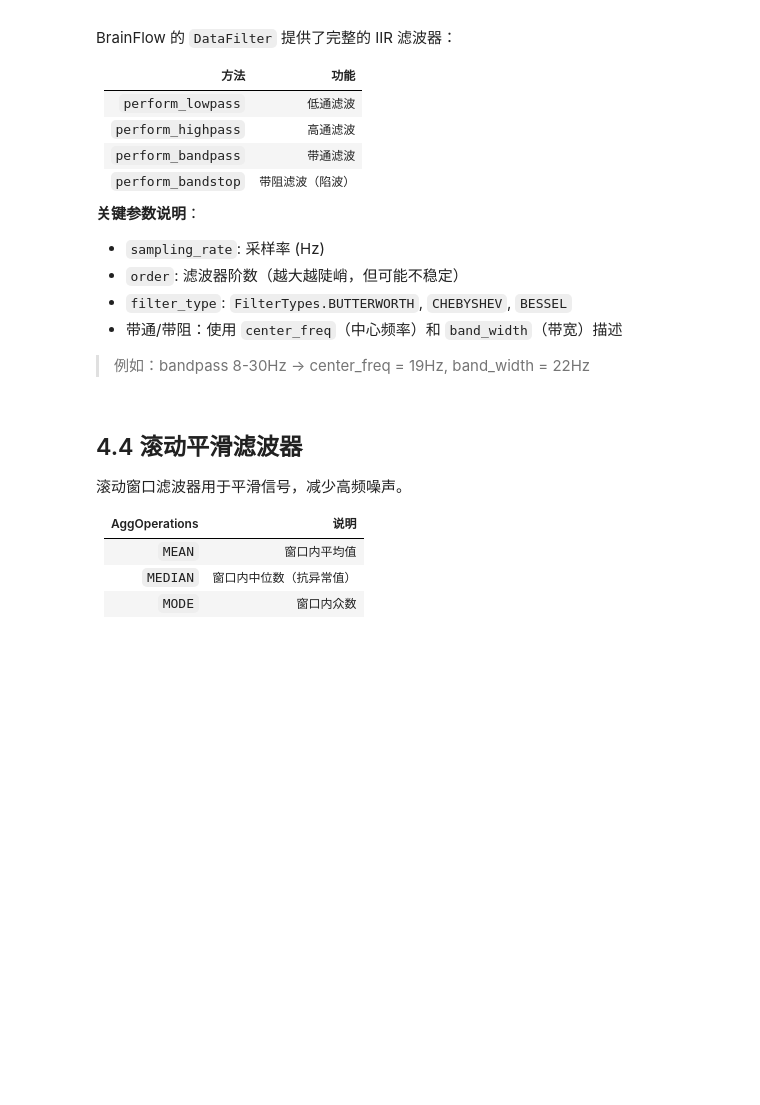
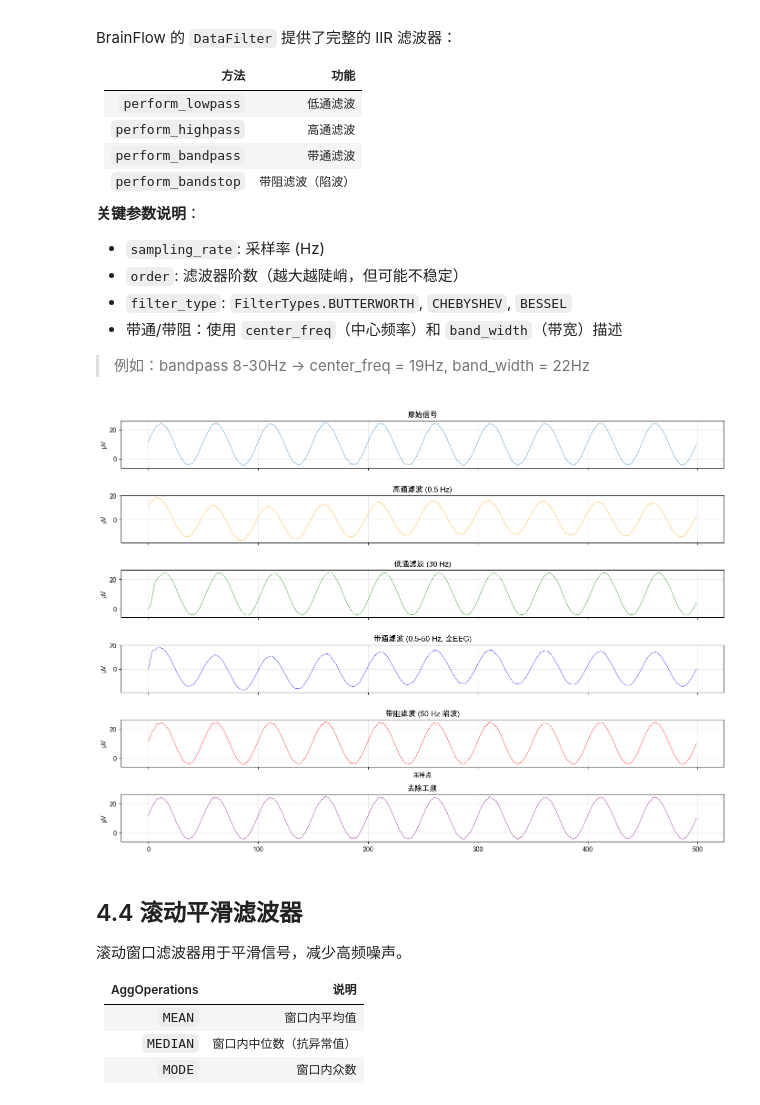
Before and after one commit to usstziyi/openbci-5, a Jupyter notebook: notebooks/unit4_signal_processing.ipynb, the cells around one changed output. Drawn from its saved outputs; the diff is of its cells as text; code cells hidden in the pictures; blank space fills up the shorter version.

```diff
--- a/notebooks/unit4_signal_processing.ipynb
+++ b/notebooks/unit4_signal_processing.ipynb
@@ -158,50 +171,92 @@ ch_data = data[eeg_channels[0], :].copy()
 
 # 1. 高通滤波 (0.5 Hz 截止，去除 DC 和超慢波)
 highpass_data = ch_data.copy()
-DataFilter.perform_highpass(highpass_data, sampling_rate,
-                            0.5, 4, FilterTypes.BUTTERWORTH.value, 0)
+DataFilter.perform_highpass(
+    data=highpass_data,     # 输入数据（会被原地修改）
+    sampling_rate=sampling_rate,  # 采样率（Hz）
+    cutoff=0.5,             # 截止频率（Hz）
+    order=4,                # 滤波器阶数
+    filter_type=FilterTypes.BUTTERWORTH.value,  # 滤波器类型：巴特沃斯
+    ripple=0                # 纹波（巴特沃斯滤波器设为0）
+)
 
-# 2. 带通滤波 (8-30 Hz, alpha+beta 节律)
-bandpass_data = ch_data.copy()
-DataFilter.perform_bandpass(bandpass_data, sampling_rate,
-                             19.0, 22.0, 4, FilterTypes.BUTTERWORTH.value, 0)
+# 2. 低通滤波 (30 Hz, alpha+beta 节律)
+lowpass_data = ch_data.copy()
+DataFilter.perform_lowpass(
+    data=lowpass_data,     # 输入数据（会被原地修改）
+    sampling_rate=sampling_rate,  # 采样率（Hz）
+    cutoff=30.0,            # 截止频率（Hz）
+    order=4,                # 滤波器阶数
+    filter_type=FilterTypes.BUTTERWORTH.value,  # 滤波器类型：巴特沃斯
+    ripple=0                # 纹波（巴特沃斯滤波器设为0）
+)
+
 
 # 3. 带通滤波 (0.5-50 Hz, 全 EEG 频段)
 eeg_band_data = ch_data.copy()
-DataFilter.perform_bandpass(eeg_band_data, sampling_rate,
-                             25.25, 49.5, 4, FilterTypes.BUTTERWORTH.value, 0)
+DataFilter.perform_bandpass(
+    data=eeg_band_data,
+    sampling_rate=sampling_rate,  # 采样率（Hz）
+    start_freq=0.5,       # 低截止频率（Hz）
+    stop_freq=50.0,        # 高截止频率（Hz）
+    order=4,                # 滤波器阶数
+    filter_type=FilterTypes.BUTTERWORTH.value,  # 滤波器类型：巴特沃斯
+    ripple=0                # 纹波（巴特沃斯滤波器设为0）
+)
 
 # 4. 带阻滤波 (50 Hz 陷波，去除工频)
-notch_data = ch_data.copy()
-DataFilter.perform_bandstop(notch_data, sampling_rate,
-                             50.0, 4.0, 4, FilterTypes.BUTTERWORTH.value, 0)
+DataFilter.perform_bandstop(
+    data=notch_data,     # 输入数据（会被原地修改）
+    sampling_rate=sampling_rate,  # 采样率（Hz）
+    start_freq=49.5,       # 低截止频率（Hz）
+    stop_freq=50.5,        # 高截止频率（Hz）
+    order=4,                # 滤波器阶数
+    filter_type=FilterTypes.BUTTERWORTH.value,  # 滤波器类型：巴特沃斯
+    ripple=0                # 纹波（巴特沃斯滤波器设为0）
+)
+
+# 5.去除工频
+clean_data = ch_data.copy()
+DataFilter.remove_environmental_noise(
+    data=clean_data,
+    sampling_rate=sampling_rate,
+    noise_type=NoiseTypes.FIFTY
+)
 
 # 可视化对比
-fig, axes = plt.subplots(5, 1, figsize=(14, 10), sharex=True)
+fig, axes = plt.subplots(6, 1, figsize=(14, 10), sharex=True)
 plot_range = slice(0, 500)
 
 axes[0].plot(ch_data[plot_range], linewidth=0.5)
 axes[0].set_title('原始信号')
 
 axes[1].plot(highpass_data[plot_range], linewidth=0.5, color='orange')
 axes[1].set_title('高通滤波 (0.5 Hz)')
 
-axes[2].plot(bandpass_data[plot_range], linewidth=0.5, color='green')
-axes[2].set_title('带通滤波 (8-30 Hz, α+β)')
+axes[2].plot(lowpass_data[plot_range], linewidth=0.5, color='green')
+axes[2].set_title('低通滤波 (30 Hz)')
 
 axes[3].plot(eeg_band_data[plot_range], linewidth=0.5, color='blue')
 axes[3].set_title('带通滤波 (0.5-50 Hz, 全EEG)')
 
 axes[4].plot(notch_data[plot_range], linewidth=0.5, color='red')
 axes[4].set_title('带阻滤波 (50 Hz 陷波)')
+
+
+axes[5].plot(clean_data[plot_range], linewidth=0.5, color='purple')
+axes[5].set_title('去除工频')
 axes[4].set_xlabel('采样点')
+
+
 
 for ax in axes:
     ax.set_ylabel('μV')
     ax.grid(True, alpha=0.3)
 
 plt.tight_layout()
 plt.show()
+# %% [output]
+[figure, added]
 # %% [markdown]
 ## 4.4 滚动平滑滤波器
 
```
Also changed, not shown: parts of 2 cells of this notebook.
